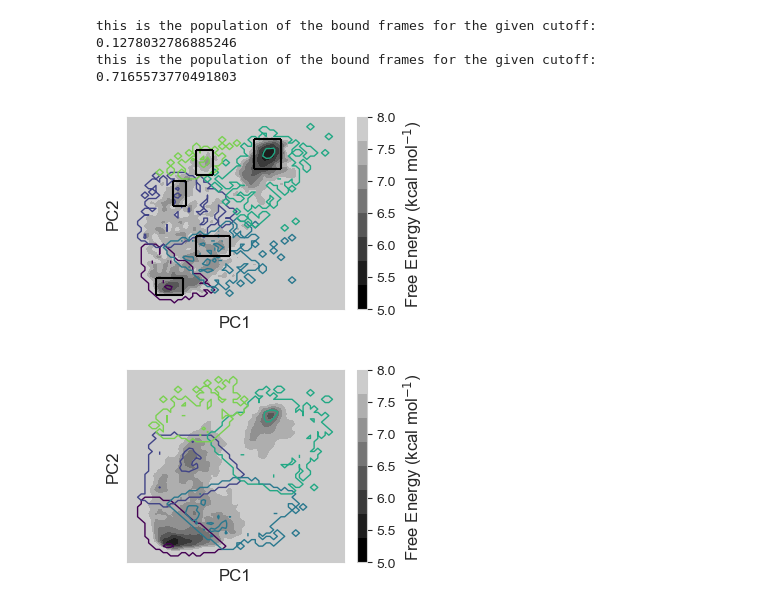
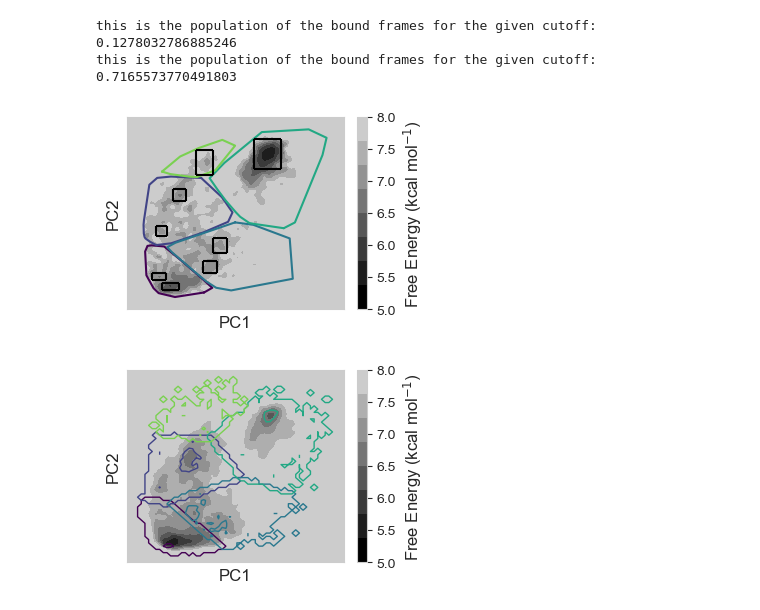
Before and after one commit to paulrobustelli/Garcia_hIAPP_monomer_binders_2025, a Jupyter notebook: wt_hiapp_yxi1/wt_hiapp_yxi1_analysis.ipynb, the cells around one changed output. Cells and saved outputs as stored; diff of their text form; code cells hidden in the pictures.

```diff
--- a/wt_hiapp_yxi1/wt_hiapp_yxi1_analysis.ipynb
+++ b/wt_hiapp_yxi1/wt_hiapp_yxi1_analysis.ipynb
@@ -2827,6 +2835,8 @@ pos_contact_all_bf = create_pos_contact(trj, cutoff=0.01)
 this is the population of the bound frames for the given cutoff: 0.1278032786885246
 this is the population of the bound frames for the given cutoff: 0.7165573770491803
 # %%
+from scipy.spatial import ConvexHull
+
 # load in the correct c_dict and the correct PCs
 # get pcs
 PCs_old = np.load(outdir+"/concat_all_incpca.npy")
@@ -2854,50 +2864,63 @@ cbar = plt.colorbar(im, ax=ax, label='Free Energy (kcal mol$^{-1}$)')
 for i in range(len(c_dict.keys())):
         frame_ind = c_dict[i]
         in_contact = np.intersect1d(pos_contact,frame_ind)
-        x = PCs_old[in_contact][:,0]
-        y = PCs_old[in_contact][:,1]
+        if len(in_contact) < 3:
+                continue
+        cluster_points = PCs_old[in_contact]
+        hull = ConvexHull(cluster_points)
+        hull_points = cluster_points[hull.vertices]
+        # Close the loop
+        hull_points = np.concatenate([hull_points, hull_points[:1]])
+        plt.plot(hull_points[:, 0], hull_points[:, 1], color=viridis_hex[i])  # outline
+
+        # x = PCs_old[in_contact][:,0]
+        # y = PCs_old[in_contact][:,1]
         # ax.scatter(x,y, s=1, marker=".", c=viridis_hex[i])
 
-        # calculate the 2D density of the data given
-        counts,xbins,ybins=np.histogram2d(x,y,bins=60,density=True, range=[[np.min(PCs[:,0])-50, np.max(PCs[:,0])+50], [np.min(PCs[:,1])-50, np.max(PCs[:,1])+50]]) # LogNorm()
-        # make the contour plot
-        ax.contour(counts.transpose(),extent=[xbins.min(),xbins.max(), ybins.min(),ybins.max()],linewidths=1.0,colors=viridis_hex[i],
-            linestyles='solid', levels=1)
+        # # calculate the 2D density of the data given
+        # counts,xbins,ybins=np.histogram2d(x,y,bins=60,density=True, range=[[np.min(PCs[:,0])-50, np.max(PCs[:,0])+50], [np.min(PCs[:,1])-50, np.max(PCs[:,1])+50]]) # LogNorm()
+        # # make the contour plot
+        # ax.contour(counts.transpose(),extent=[xbins.min(),xbins.max(), ybins.min(),ybins.max()],linewidths=1.0,colors=viridis_hex[i],
+        #     linestyles='solid', levels=1)
 
-plt.ylim(ybins.min(), ybins.max())
-plt.xlim(xbins.min(), xbins.max())
+plt.xlim(ybins.min(), ybins.max())
+plt.ylim(xbins.min(), xbins.max())
 plt.ylabel("PC2")
 plt.xlabel("PC1")
 plt.xticks([])
 plt.yticks([])
 plt.grid(False)
+plt.savefig(outdir + "iapp_wt_yxi1_FES_on_PCs_0.4_in_contact.pdf", dpi=400, bbox_inches="tight")
 plt.savefig(outdir + "iapp_wt_yxi1_FES_on_PCs_0.4_in_contact.png", dpi=400, bbox_inches="tight")
 
 
 # bound poses for 0.4
 
 # cluster 1
-plt_box(-170, -90,-160,-90)
+plt_box(-150, -100,-140,-110)
+plt_box(-180, -140,-100,-70)
 
 # cluster 2
-plt_box(-120,-80 , 200, 300) # 0
+plt_box(-120,-80 , 220, 270)
+plt_box(-170,-135 , 80, 120)
 
 # cluster 3
-plt_box(-50, 50,0,80)
+plt_box(0, 40,10,70)
+plt_box(-30, 10,-70,-20)
 
 # cluster 4
-plt_box(120, 200, 350,470)
+plt_box(120, 200, 350,470) # done
 
 # cluster 5
-plt_box(-50, 0, 325,425)
+plt_box(-50, 0, 325,425) # done
 
 # cluster 6
 
-# plt.savefig(outdir + "iapp_wt_yxi1_FES_on_PCs_0.4_w_bounds_in_contact.png", dpi=400, bbox_inches="tight")
+plt.savefig(outdir + "iapp_wt_yxi1_FES_on_PCs_0.4_w_bounds_in_contact.png", dpi=300, bbox_inches="tight")
 
 plt.show()
 # %% [output]
-[figure, old version]
+[figure, new version]
 # %%
 # get pcs
 PCs_old = np.load(outdir+"/concat_all_incpca.npy")
```
Also changed, not shown: parts of 5 cells of this notebook, 25 other files.
